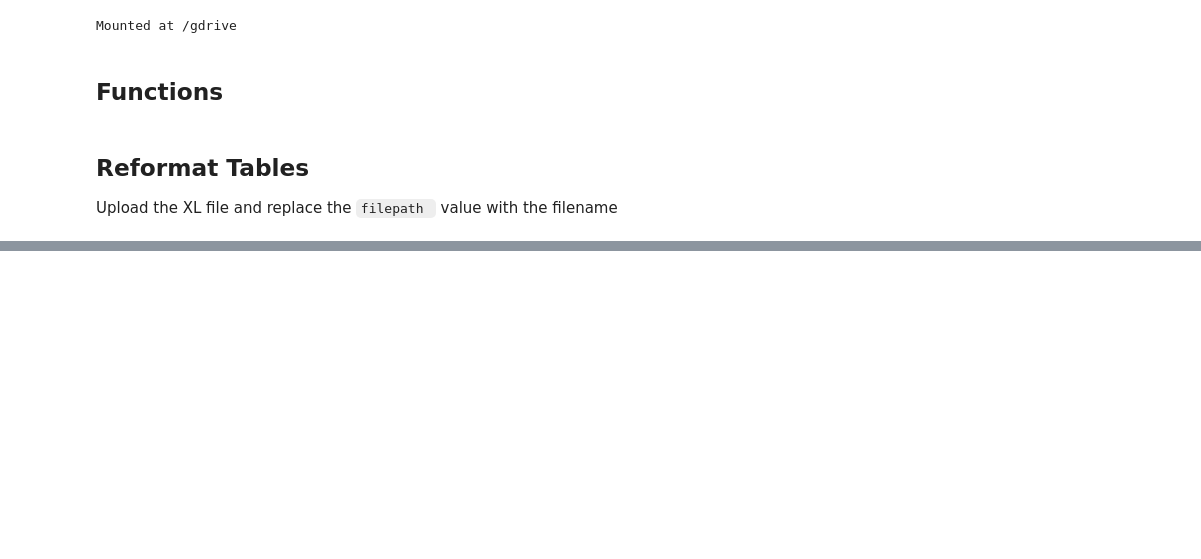
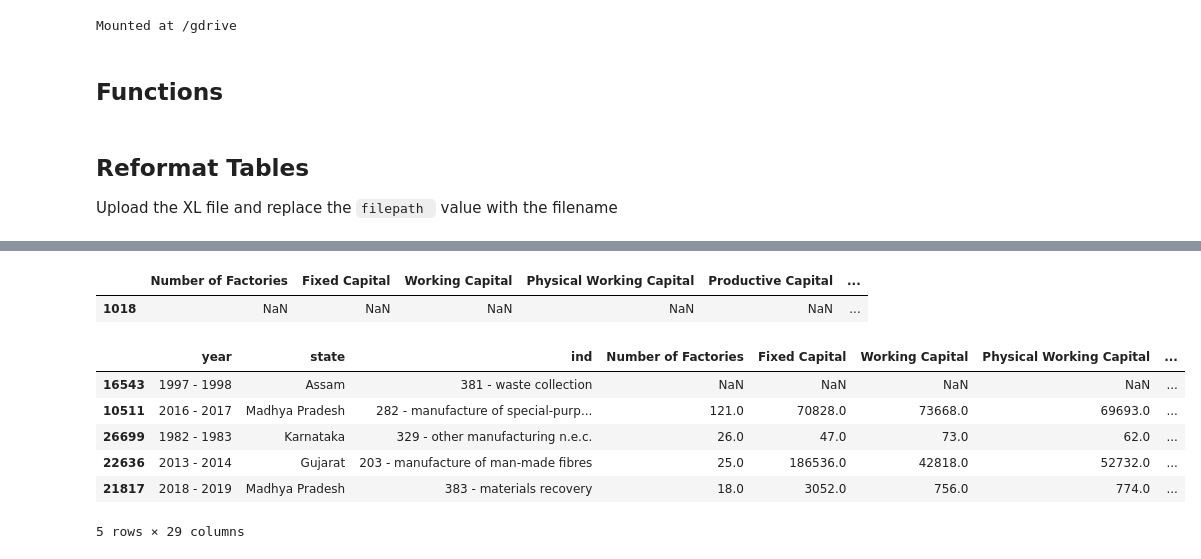
Before and after one commit to kavyajeetbora/ETL_wages, a Jupyter notebook: Annual_Survey_of_Industries.ipynb, the cells around one changed output, grey strips where cells are left out. Drawn from its saved outputs; the diff is of its cells as text; code cells hidden in the pictures; blank space fills up the shorter version.

```diff
--- a/Annual_Survey_of_Industries.ipynb
+++ b/Annual_Survey_of_Industries.ipynb
@@ -106 +79,10 @@ dfx
+# %%
+file_type = ['factories', 'gross', 'mandays', 'rent']
+xl_files = glob('*.xls')
+
+sheets = {}
+
+for ftype in file_type:
+    files = [f for f in xl_files if ftype in f]
+    sheets[ftype] = files
 # %%
@@ -138,0 +114,6 @@ ValueError: No objects to concatenate
+# %%
+%%time
+sheet_tables = {}
+for k,v in sheets.items():
+    table = extract_tables(v)
+    sheet_tables[k] = table
@@ -139 +123,34 @@ ValueError: No objects to concatenate
+# %%
+df_final.sample()
+# %% [output]
+|  | Number of Factories | Fixed Capital | Working Capital | Physical Working Capital | Productive Capital | ... |
+| 1018 | NaN | NaN | NaN | NaN | NaN | ... |
+# %%
+df_final = sheet_tables[list(sheet_tables.keys())[0]]
+for k,v in sheet_tables.items():
+    if k!= list(sheet_tables.keys())[0]:
+        df_final = pd.merge(
+            left=df_final,
+            right=v,
+            on=['year', 'ind', 'state'],
+            how='left'
+        )
+
+df_final['Rent Paid'] = df_final['Rent Paid_x'] + df_final['Rent Paid_y']
+df_final = df_final.drop(['Rent Paid_x', 'Rent Paid_y'], axis=1)
+# %%
+index_columns = ['year','state', 'ind']
+variable_columns = [c for c in df_final.columns if c not in index_columns]
+index_columns.extend(variable_columns)
+df_final = df_final[index_columns]
+# %%
+df_final.sample(5)
+# %% [output]
+|  | year | state | ind | Number of Factories | Fixed Capital | Working Capital | Physical Working Capital | ... |
+| 16543 | 1997 - 1998 | Assam | 381 - waste collection | NaN | NaN | NaN | NaN | ... |
+| 10511 | 2016 - 2017 | Madhya Pradesh | 282 - manufacture of special-purp... | 121.0 | 70828.0 | 73668.0 | 69693.0 | ... |
+| 26699 | 1982 - 1983 | Karnataka | 329 - other manufacturing n.e.c. | 26.0 | 47.0 | 73.0 | 62.0 | ... |
+| 22636 | 2013 - 2014 | Gujarat | 203 - manufacture of man-made fibres | 25.0 | 186536.0 | 42818.0 | 52732.0 | ... |
+| 21817 | 2018 - 2019 | Madhya Pradesh | 383 - materials recovery | 18.0 | 3052.0 | 756.0 | 774.0 | ... |
+5 rows × 29 columns
 # %%
```
Also changed, not shown: parts of 8 cells of this notebook.
